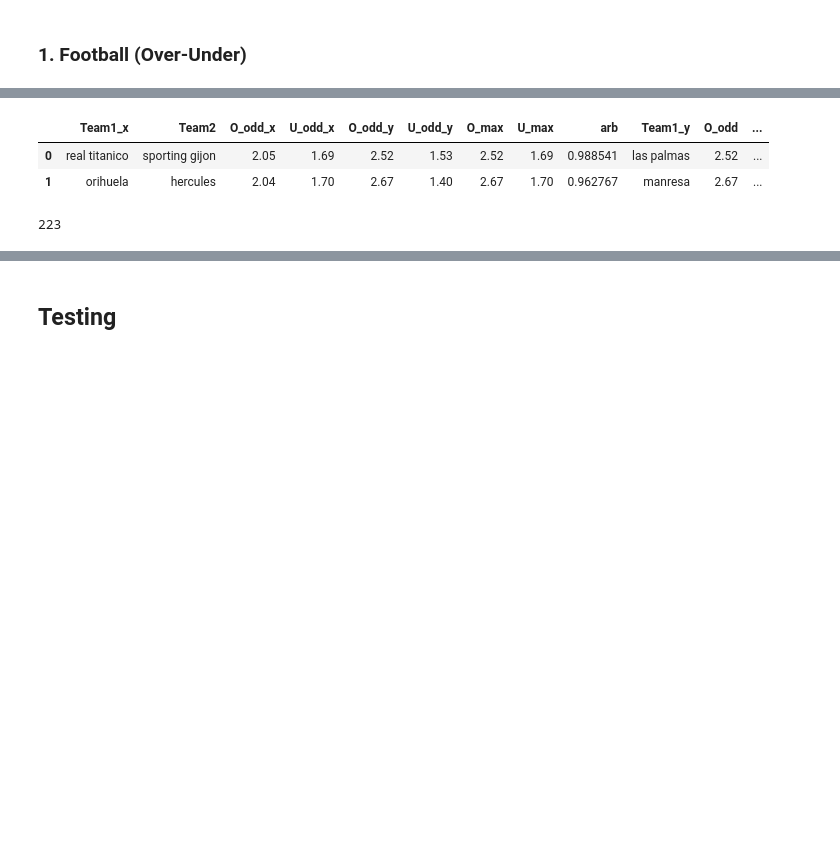
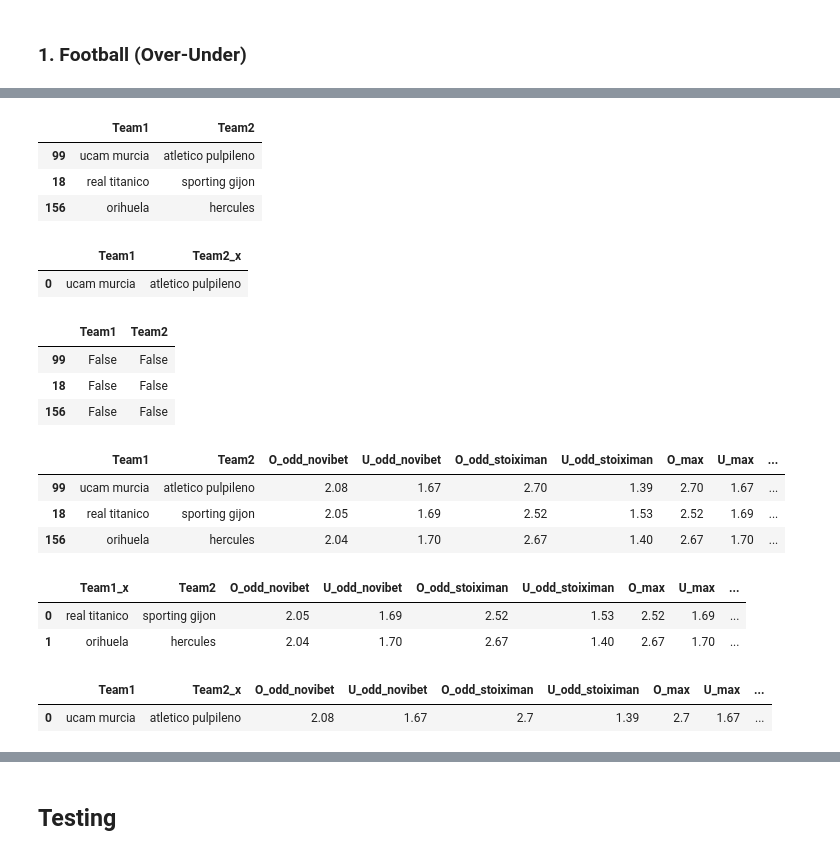
Before and after one commit to panagiotisgia/arbitage_betting, a Jupyter notebook: calc.ipynb, the cells around one changed output, grey strips where cells are left out. Cells and saved outputs as stored; diff of their text form; code cells hidden in the pictures; blank space fills up the shorter version.

```diff
--- a/calc.ipynb
+++ b/calc.ipynb
@@ -124,3 +126,65 @@ result_df
+# %%
+##### Check for mistakes in join #####
+t1_nov = pd.merge(result_df, novibet_o_u, left_on = ['Team1','O_odd_novibet','U_odd_novibet'], right_on = ['Team1','O_odd','U_odd'], how='inner')
+t2_nov = pd.merge(result_df, novibet_o_u, left_on = ['Team2','O_odd_novibet','U_odd_novibet'], right_on = ['Team2','O_odd','U_odd'], how='inner')
+t1_stxm = pd.merge(result_df, stoiximan_o_u, left_on = ['Team1','O_odd_stoiximan','U_odd_stoiximan'], right_on = ['Team1','O_odd','U_odd'], how='inner')
+t2_stxm = pd.merge(result_df, stoiximan_o_u, left_on = ['Team2','O_odd_stoiximan','U_odd_stoiximan'], right_on = ['Team2','O_odd','U_odd'], how='inner')
+
+# Find wrong information
+t1_nov_res = t1_nov[~((t1_nov['Team2_x'] == t1_nov['Team2_y']))]
+t2_nov_res = t2_nov[~((t2_nov['Team1_x'] == t2_nov['Team1_y']))]
+t1_stxm_res = t1_stxm[~((t1_stxm['Team2_x'] == t1_stxm['Team2_y']))]
+t2_stxm_res = t2_stxm[~((t2_stxm['Team1_x'] == t2_stxm['Team1_y']))]
+
+# Merge team 1
+team1 = pd.concat([t1_nov_res, t1_stxm_res], axis = 0).drop_duplicates()
+# Merge team 2
+team2 = pd.concat([t2_nov_res, t2_stxm_res], axis = 0).drop_duplicates()
+# %%
+team1_exclude = team1[['Team1','Team2_x']]
+team2_exclude = team2[['Team1_x','Team2']]
+# %%
+result_df_teams
+# %% [output]
+|  | Team1 | Team2 |
+| 99 | ucam murcia | atletico pulpileno |
+| 18 | real titanico | sporting gijon |
+| 156 | orihuela | hercules |
+# %%
+team1_exclude
+# %% [output]
+|  | Team1 | Team2_x |
+| 0 | ucam murcia | atletico pulpileno |
+# %%
+mask
+# %% [output]
+|  | Team1 | Team2 |
+| 99 | False | False |
+| 18 | False | False |
+| 156 | False | False |
+# %%
+result_df_teams = result_df[['Team1', 'Team2']]
+mask = result_df_teams.isin(team1_exclude)
+result = result_df[~mask.all(axis=1)]
+result
+# %% [output]
+|  | Team1 | Team2 | O_odd_novibet | U_odd_novibet | O_odd_stoiximan | U_odd_stoiximan | O_max | U_max | ... |
+| 99 | ucam murcia | atletico pulpileno | 2.08 | 1.67 | 2.70 | 1.39 | 2.70 | 1.67 | ... |
+| 18 | real titanico | sporting gijon | 2.05 | 1.69 | 2.52 | 1.53 | 2.52 | 1.69 | ... |
+| 156 | orihuela | hercules | 2.04 | 1.70 | 2.67 | 1.40 | 2.67 | 1.70 | ... |
+# %%
+team2
+# %% [output]
+|  | Team1_x | Team2 | O_odd_novibet | U_odd_novibet | O_odd_stoiximan | U_odd_stoiximan | O_max | U_max | ... |
+| 0 | real titanico | sporting gijon | 2.05 | 1.69 | 2.52 | 1.53 | 2.52 | 1.69 | ... |
+| 1 | orihuela | hercules | 2.04 | 1.70 | 2.67 | 1.40 | 2.67 | 1.70 | ... |
+# %%
+# Combine the results and drop duplicates
+team1 = pd.concat([t1_nov_res, t1_stxm_res], axis = 0).drop_duplicates()
+team1
+# %% [output]
+|  | Team1 | Team2_x | O_odd_novibet | U_odd_novibet | O_odd_stoiximan | U_odd_stoiximan | O_max | U_max | ... |
+| 0 | ucam murcia | atletico pulpileno | 2.08 | 1.67 | 2.7 | 1.39 | 2.7 | 1.67 | ... |
 # %%
 # I want a way to check the results beacause I get duplicates
 
@@ -133,9 +192,3 @@ test_merge_2 = pd.merge(result_df, stoiximan_o_u, left_on = ['Team2','O_odd_y'],
-# %%
-test_merge_2
-# %% [output]
-|  | Team1_x | Team2 | O_odd_x | U_odd_x | O_odd_y | U_odd_y | O_max | U_max | arb | Team1_y | O_odd | ... |
-| 0 | real titanico | sporting gijon | 2.05 | 1.69 | 2.52 | 1.53 | 2.52 | 1.69 | 0.988541 | las palmas | 2.52 | ... |
-| 1 | orihuela | hercules | 2.04 | 1.70 | 2.67 | 1.40 | 2.67 | 1.70 | 0.962767 | manresa | 2.67 | ... |
 # %%
 from fuzzywuzzy import fuzz
 
@@ -172,7 +225,3 @@ for index, row in football_novibet.iterrows():
 
 # create a new dataframe with the matched data
 merged_df_lev = pd.DataFrame(matches)
-# %%
-len(merged_df_lev)
-# %% [output]
-223
```
Also changed, not shown: parts of 11 cells of this notebook.
